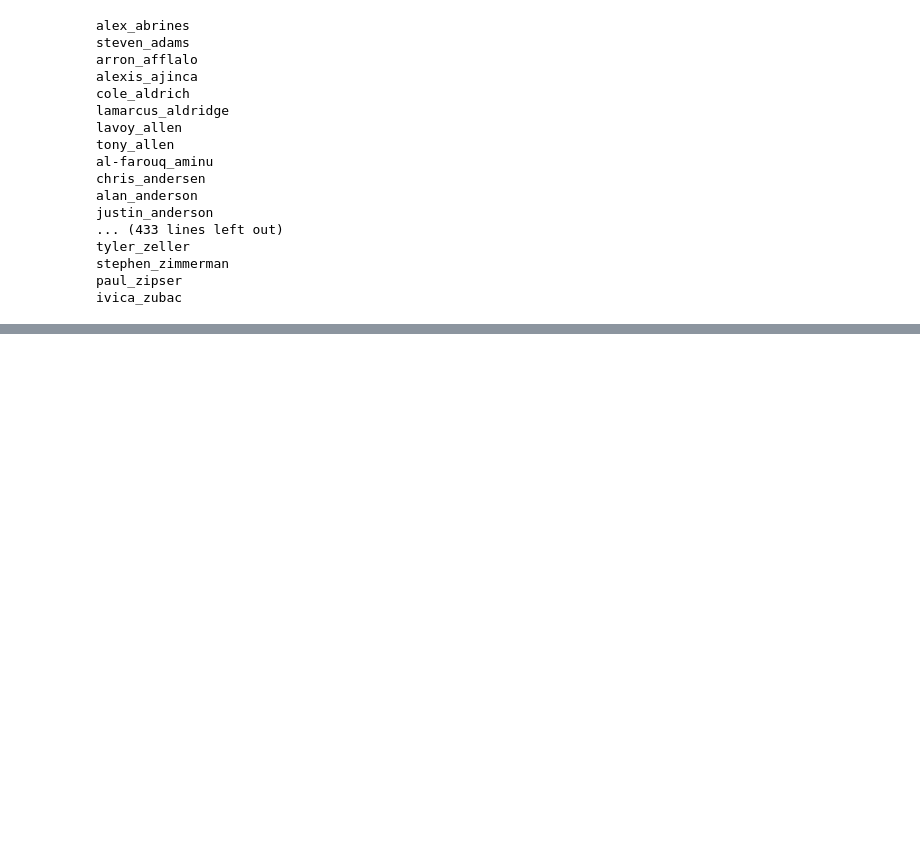
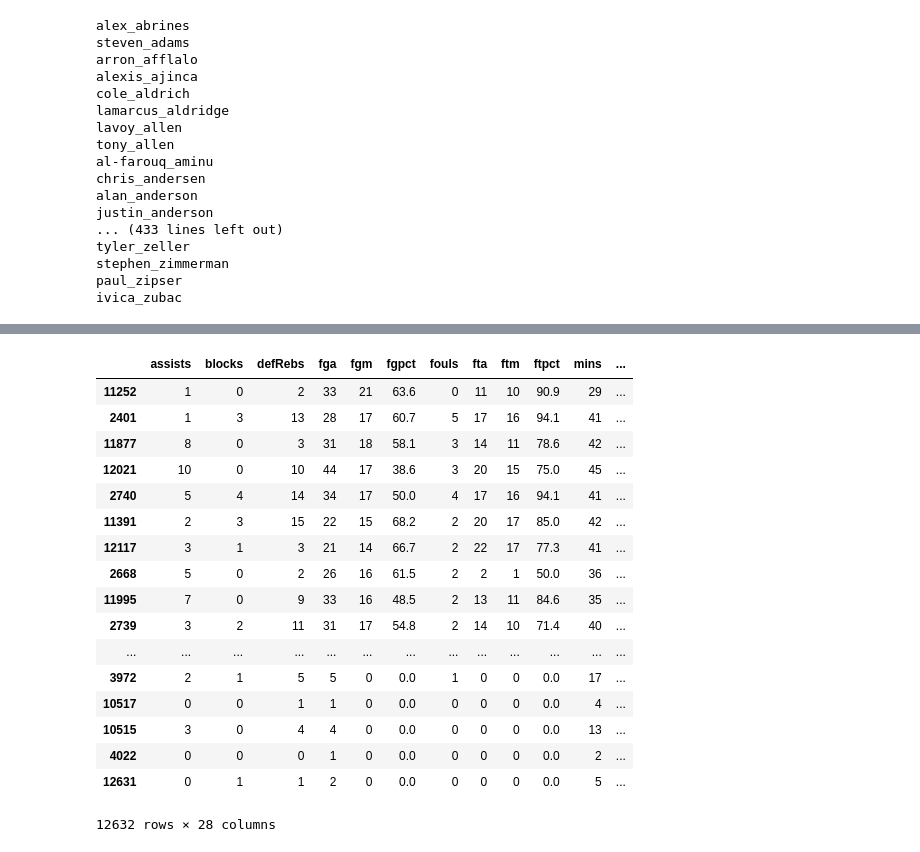
Before and after one commit to ronin0411/AB105ETL, a Jupyter notebook: AB105_ETL_20161229.ipynb, the cells around one changed output, grey strips where cells are left out. Saved outputs shown, nothing was run; the diff lists cells and outputs as text; code cells hidden in the pictures; blank space fills up the shorter version.

```diff
--- a/AB105_ETL_20161229.ipynb
+++ b/AB105_ETL_20161229.ipynb
@@ -664,0 +718,21 @@ with open('names.csv', 'w') as csvfile:
+# %%
+df.sort_values(by='points', ascending=False)
+# %% [output]
+|  | assists | blocks | defRebs | fga | fgm | fgpct | fouls | fta | ftm | ftpct | mins | ... |
+| 11252 | 1 | 0 | 2 | 33 | 21 | 63.6 | 0 | 11 | 10 | 90.9 | 29 | ... |
+| 2401 | 1 | 3 | 13 | 28 | 17 | 60.7 | 5 | 17 | 16 | 94.1 | 41 | ... |
+| 11877 | 8 | 0 | 3 | 31 | 18 | 58.1 | 3 | 14 | 11 | 78.6 | 42 | ... |
+| 12021 | 10 | 0 | 10 | 44 | 17 | 38.6 | 3 | 20 | 15 | 75.0 | 45 | ... |
+| 2740 | 5 | 4 | 14 | 34 | 17 | 50.0 | 4 | 17 | 16 | 94.1 | 41 | ... |
+| 11391 | 2 | 3 | 15 | 22 | 15 | 68.2 | 2 | 20 | 17 | 85.0 | 42 | ... |
+| 12117 | 3 | 1 | 3 | 21 | 14 | 66.7 | 2 | 22 | 17 | 77.3 | 41 | ... |
+| 2668 | 5 | 0 | 2 | 26 | 16 | 61.5 | 2 | 2 | 1 | 50.0 | 36 | ... |
+| 11995 | 7 | 0 | 9 | 33 | 16 | 48.5 | 2 | 13 | 11 | 84.6 | 35 | ... |
+| 2739 | 3 | 2 | 11 | 31 | 17 | 54.8 | 2 | 14 | 10 | 71.4 | 40 | ... |
+| ... | ... | ... | ... | ... | ... | ... | ... | ... | ... | ... | ... | ... |
+| 3972 | 2 | 1 | 5 | 5 | 0 | 0.0 | 1 | 0 | 0 | 0.0 | 17 | ... |
+| 10517 | 0 | 0 | 1 | 1 | 0 | 0.0 | 0 | 0 | 0 | 0.0 | 4 | ... |
+| 10515 | 3 | 0 | 4 | 4 | 0 | 0.0 | 0 | 0 | 0 | 0.0 | 13 | ... |
+| 4022 | 0 | 0 | 0 | 1 | 0 | 0.0 | 0 | 0 | 0 | 0.0 | 2 | ... |
+| 12631 | 0 | 1 | 1 | 2 | 0 | 0.0 | 0 | 0 | 0 | 0.0 | 5 | ... |
+12632 rows × 28 columns
```
Also changed, not shown: parts of 37 cells of this notebook.
